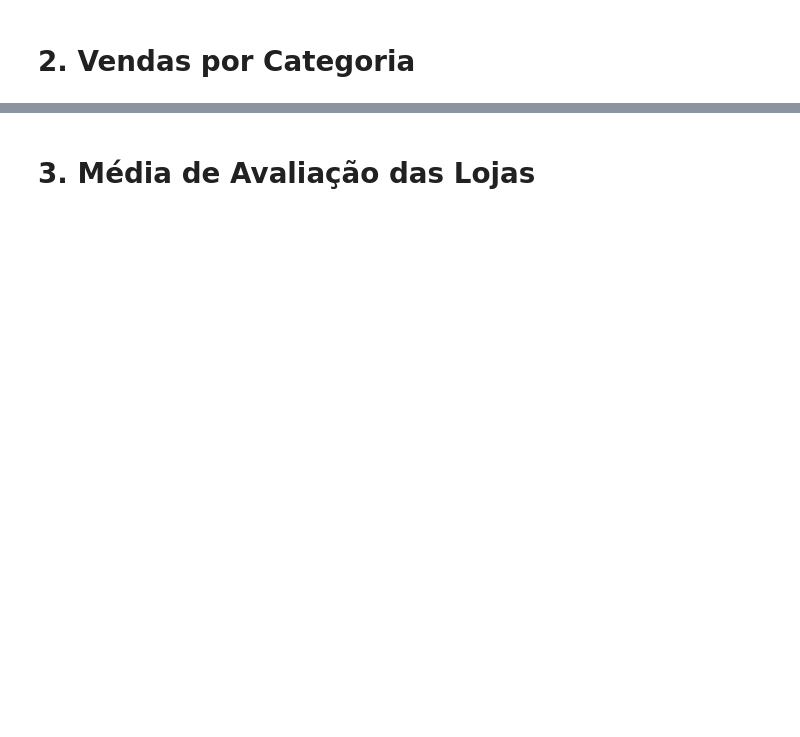
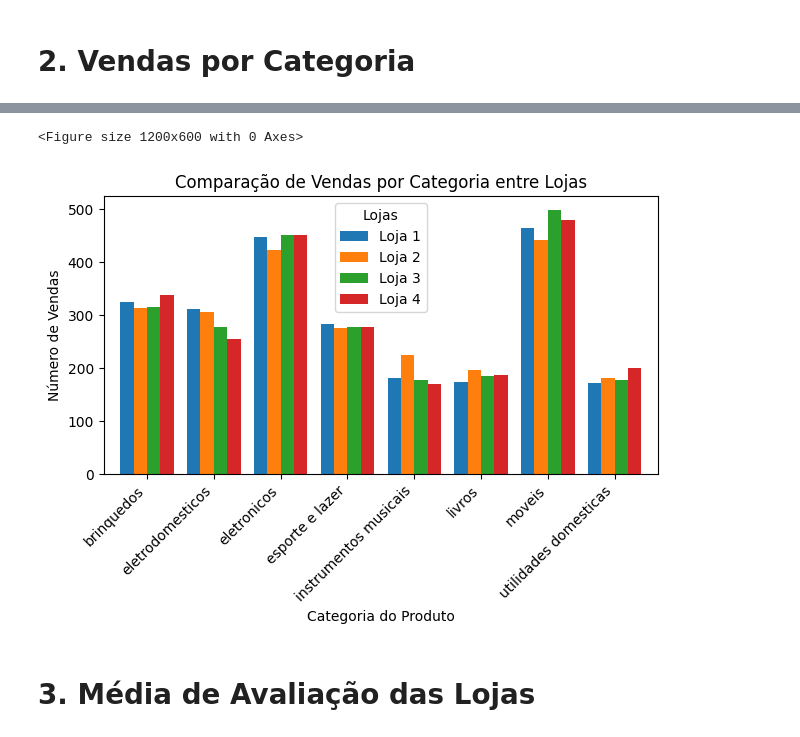
Before and after one commit to TheGabrielVieira/challenge1-data-science-main, a Jupyter notebook: AluraStoreBr.ipynb, the cells around one changed output, grey strips where cells are left out. Cells and saved outputs as stored; diff of their text form; code cells hidden in the pictures; blank space fills up the shorter version.

```diff
--- a/AluraStoreBr.ipynb
+++ b/AluraStoreBr.ipynb
@@ -28,2 +131,24 @@ loja.head()
+# %%
+# Unindo os dados em um único DataFrame para comparação
+comparacao_df = pd.DataFrame({
+    'Loja 1': categorias_loja1,
+    'Loja 2': categorias_loja2,
+    'Loja 3': categorias_loja3,
+    'Loja 4': categorias_loja4
+}).fillna(0).astype(int)  # Preenche categorias ausentes com 0 e converte para int
+
+# Plotando gráfico de barras agrupadas
+plt.figure(figsize=(12, 6))
+comparacao_df.plot(kind='bar', width=0.8)
+plt.title('Comparação de Vendas por Categoria entre Lojas')
+plt.xlabel('Categoria do Produto')
+plt.ylabel('Número de Vendas')
+plt.xticks(rotation=45, ha='right')
+plt.legend(title='Lojas')
+plt.tight_layout()
+plt.show()
+# %% [output]
+<Figure size 1200x600 with 0 Axes>
+[figure, added]
 # %% [markdown]
 # 3. Média de Avaliação das Lojas
```
Also changed, not shown: parts of 11 cells of this notebook.
